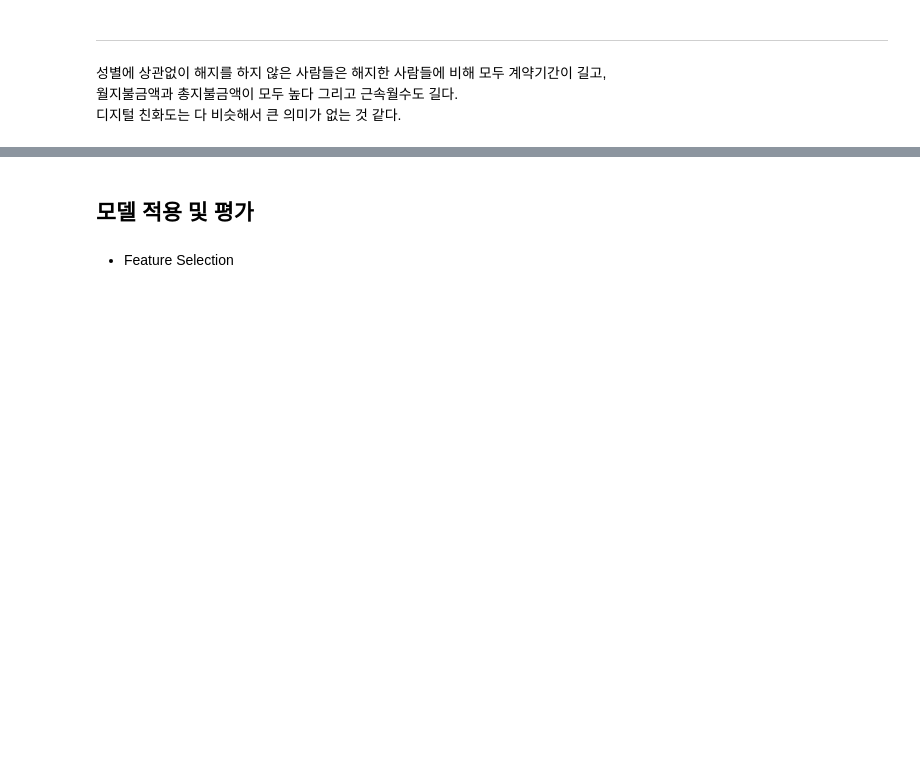
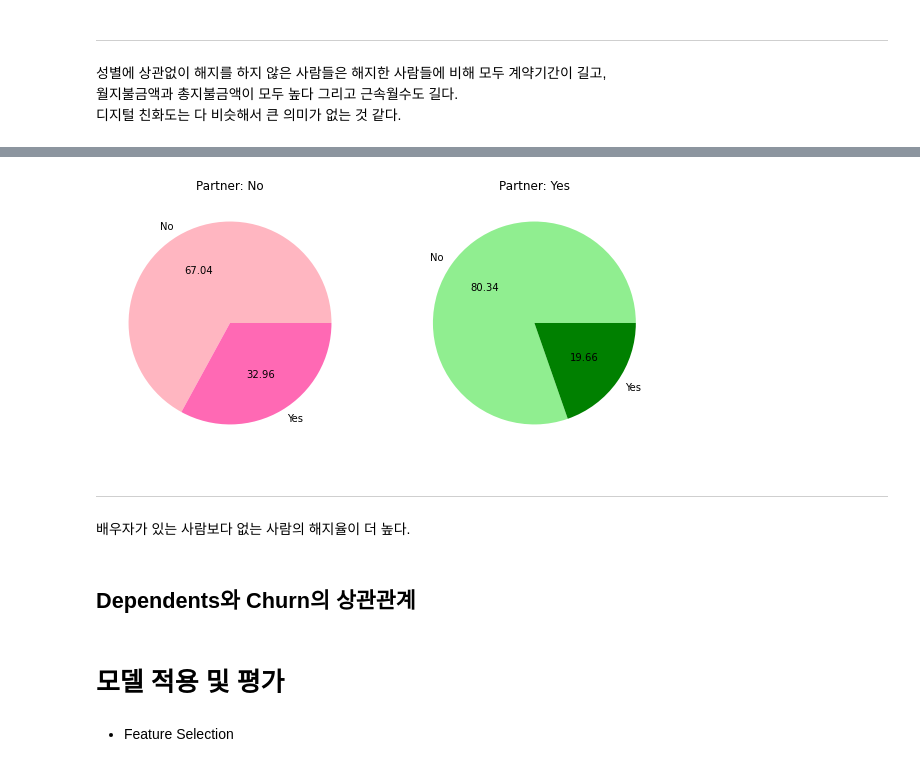
Before and after one commit to PingPingE/Kaggle-Telco_customer_churn, a Jupyter notebook: telco-customer-churn.ipynb, the cells around one changed output, grey strips where cells are left out. Saved outputs shown, nothing was run; the diff lists cells and outputs as text; code cells hidden in the pictures; blank space fills up the shorter version.

```diff
--- a/telco-customer-churn.ipynb
+++ b/telco-customer-churn.ipynb
@@ -670,5 +760,21 @@ pd.pivot_table(main_df, index=['gender','Churn'])
+# %%
+plt.figure(figsize=(10,10))
+plt.subplot(1,2,1)
+plt.title("Partner: No")
+plt.pie(main_df.loc[main_df.Partner == 'No'].Churn.value_counts(),autopct = '%.2f',labels=main_df.loc[main_df.Partner == 'No'].Churn.value_counts().keys(),colors = ['lightpink','hotpink'])
+plt.subplot(1,2,2)
+plt.title("Partner: Yes")
+plt.pie(main_df.loc[main_df.Partner == 'Yes'].Churn.value_counts(),autopct = '%.2f',labels=main_df.loc[main_df.Partner == 'Yes'].Churn.value_counts().keys(),colors = ['lightgreen', 'green'])
+plt.show()
+# %% [output]
+[figure, added]
+# %% [markdown]
+--------------------------------
+배우자가 있는 사람보다 없는 사람의 해지율이 더 높다.
+# %% [markdown]
+## Dependents와 Churn의 상관관계
 # %% [markdown]
-## 모델 적용 및 평가
+# 모델 적용 및 평가
 # %% [markdown]
 - Feature Selection
 # %%
```
Also changed, not shown: parts of 28 cells of this notebook.
